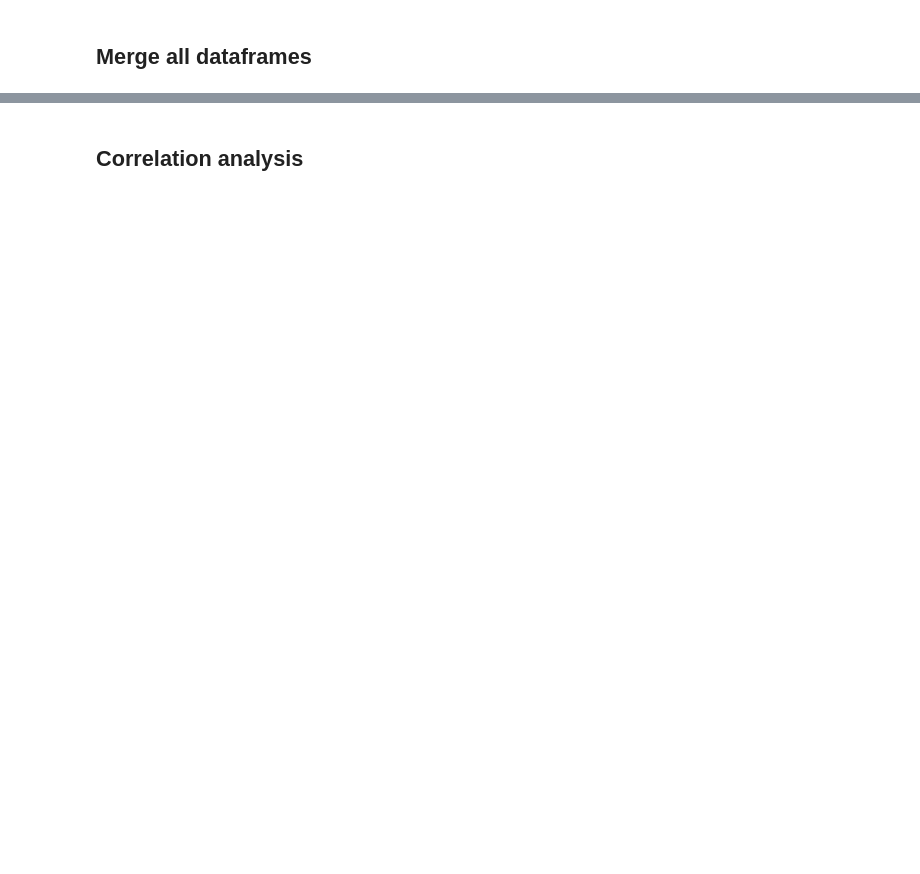
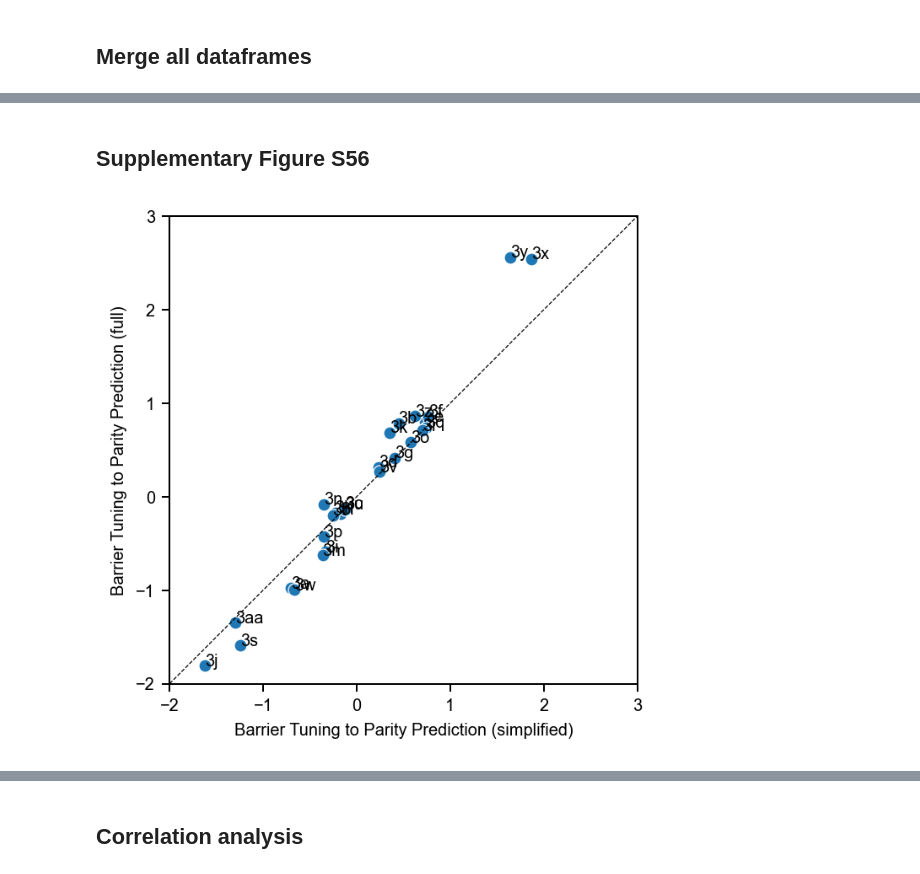
Before and after one commit to chertianser/pdcatpdb-code, a Jupyter notebook: microkinetic_simulations.ipynb, the cells around one changed output, grey strips where cells are left out. Saved outputs shown, nothing was run; the diff lists cells and outputs as text; code cells hidden in the pictures; blank space fills up the shorter version.

```diff
--- a/microkinetic_simulations.ipynb
+++ b/microkinetic_simulations.ipynb
@@ -972,0 +929,22 @@ plt.savefig('compvsmaxtc.png', transparent=True, bbox_inches="tight")
+# %% [markdown]
+## Supplementary Figure S56
+# %%
+cmap = plt.get_cmap('coolwarm')
+norm = mpl.colors.Normalize(vmin=-2, vmax=2,clip=False)
+
+fig, ax = plt.subplots(1,1, figsize=(4,4), dpi=180)
+g = sns.scatterplot(x='distances', y='barrier_tuning_to_parity_main', data=main_barrier_df, ax=ax, alpha=1)
+ax.axline((0.0, 0.0), (1, 1), linestyle='--', color='black', linewidth=0.5)
+ax.set_aspect('equal')
+
+for _, row in main_barrier_df.iterrows():
+        ax.text(row['distances']*1.0001, row['barrier_tuning_to_parity_main']*1.001, row['exp_name'], fontsize=8)
+
+ax.set_xlim([-2, 3])
+ax.set_ylim([-2, 3])
+ax.set_xlabel("Barrier Tuning to Parity Prediction (simplified)")
+ax.set_ylabel("Barrier Tuning to Parity Prediction (full)")
+
+plt.savefig('figures/figures56.png', transparent=True, bbox_inches="tight")
+# %% [output]
+[figure, added]
```
Also changed, not shown: parts of 44 cells of this notebook, 6 other files.
